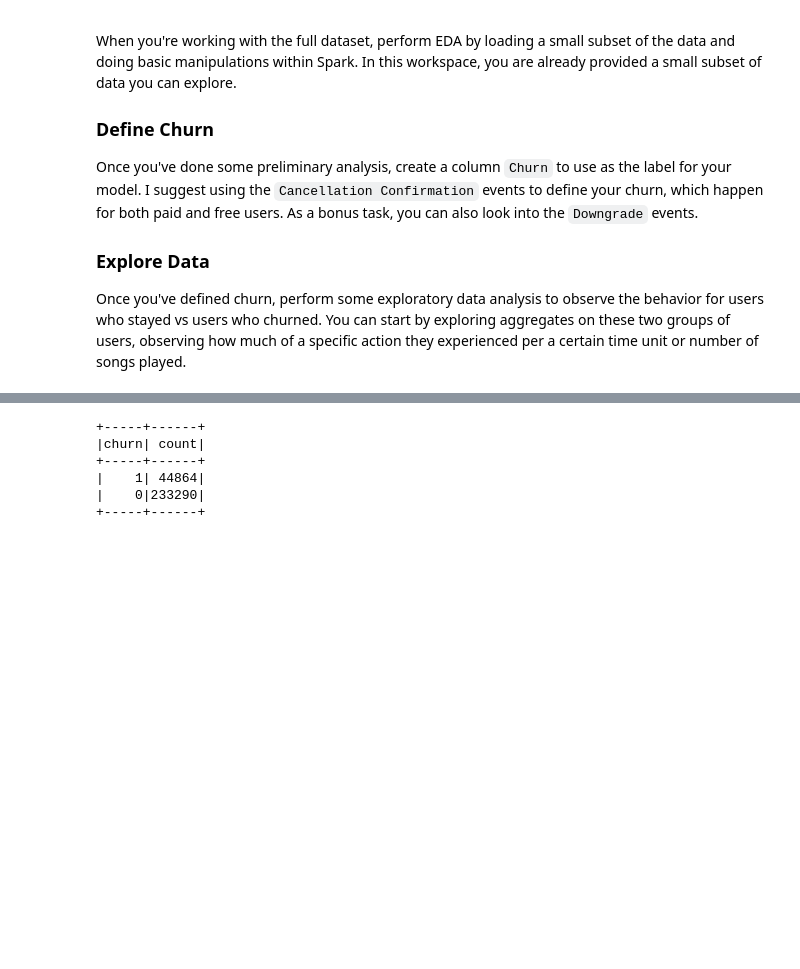
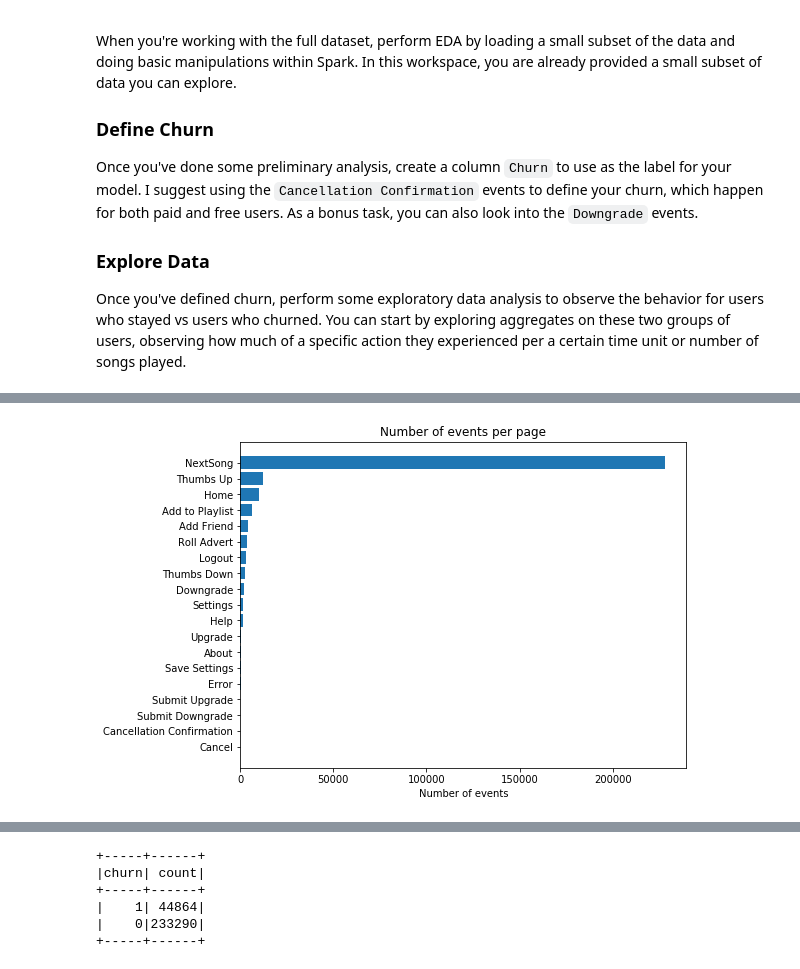
Before and after one commit to mwinterde/sparkify-capstone, a Jupyter notebook: Sparkify.ipynb, the cells around one changed output, grey strips where cells are left out. Saved outputs shown, nothing was run; the diff lists cells and outputs as text; code cells hidden in the pictures; blank space fills up the shorter version.

```diff
--- a/Sparkify.ipynb
+++ b/Sparkify.ipynb
@@ -109,0 +157,10 @@ Once you've defined churn, perform some exploratory data analysis to observe the
+# %%
+# Pages
+num_events_per_page = user_log.groupBy('page').count().toPandas().sort_values('count')
+plt.figure(figsize=(8, 6))
+plt.title("Number of events per page")
+plt.barh(num_events_per_page['page'], num_events_per_page['count'])
+plt.xlabel("Number of events")
+plt.show()
+# %% [output]
+[figure, added]
```
Also changed, not shown: parts of 60 cells of this notebook.
